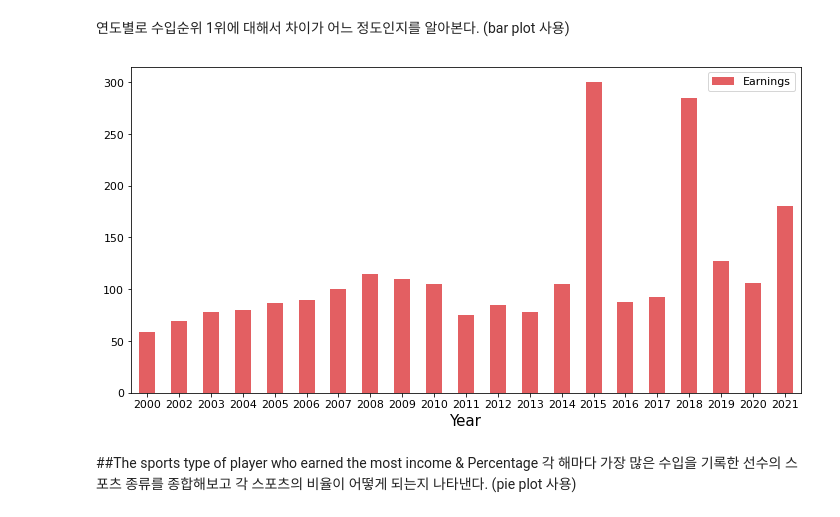
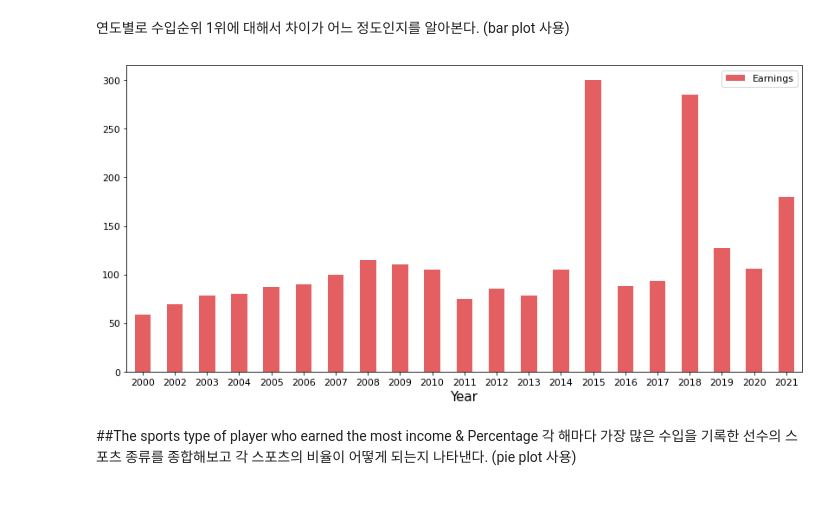
Before and after one commit to gjsin1105/DAP__, a Jupyter notebook: FinalProject.ipynb, the cells around one changed output. Cells and saved outputs as stored; diff of their text form; code cells hidden in the pictures.

```diff
--- a/FinalProject.ipynb
+++ b/FinalProject.ipynb
@@ -201,11 +201,11 @@ top_year
 연도별로 수입순위 1위에 대해서 차이가 어느 정도인지를 알아본다.
 (bar plot 사용)
 # %%
-top_year.plot(kind='bar', figsize=(12, 6), x='Year', y='Earnings', color='#e35f62')
+top_year.plot(kind='bar', figsize=(14, 6.5), x='Year', y='Earnings', color='#e35f62')
 plt.xticks(rotation=0)
 plt.show()
 # %% [output]
-[figure, old version]
+[figure, new version]
 # %% [markdown]
 ##The sports type of player who earned the most income & Percentage
 각 해마다 가장 많은 수입을 기록한 선수의 스포츠 종류를 종합해보고 각 스포츠의 비율이 어떻게 되는지 나타낸다.
```
Also changed, not shown: parts of 3 cells of this notebook.
